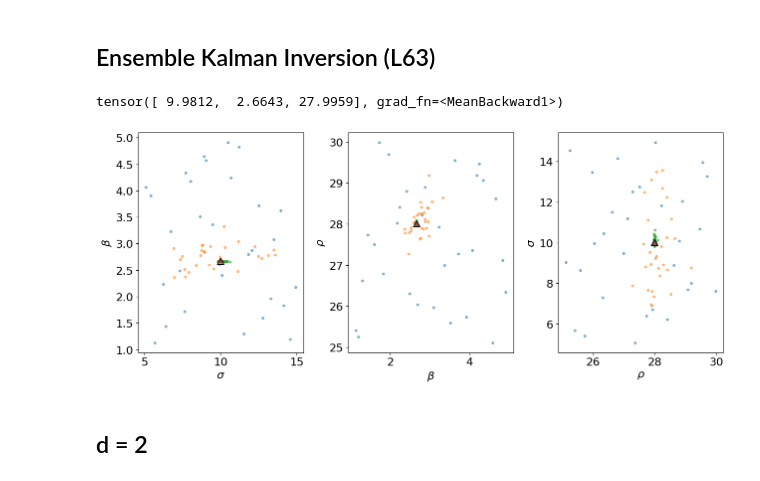
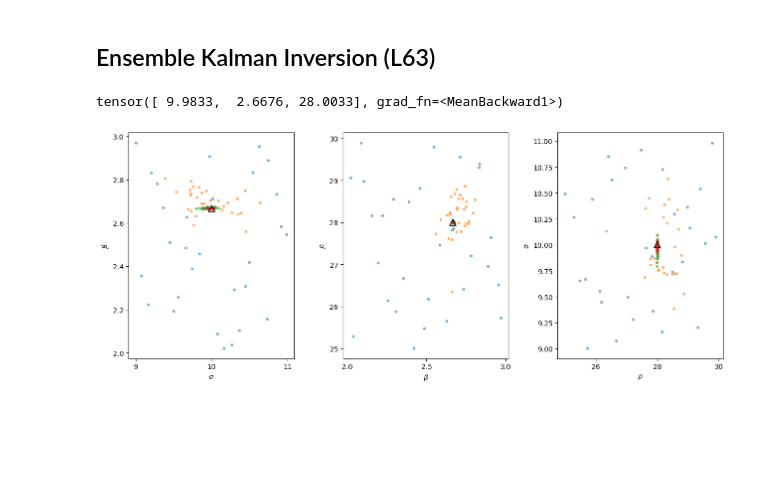
Before and after one commit to OneOneFour/abracalibra, a Jupyter notebook: examples/lorenz.ipynb, the cells around one changed output. Cells and saved outputs as stored; diff of their text form; code cells hidden in the pictures; blank space fills up the shorter version.

```diff
--- a/examples/lorenz.ipynb
+++ b/examples/lorenz.ipynb
@@ -185,3 +180,0 @@ ax3.scatter(params['sigma'],params['rho'],color='r')
-# %%
-hm = HistoryMatchingLorenz(parameters,priors,stats,ensemble_size=30,summary=summary,forward=fwd,implausibility_cutoff=3)
-hm.calibrate(3)
@@ -205,0 +181,22 @@ Working on batch 0
+# %%
+fig,(ax1,ax2,ax3) = plt.subplots(1,3,figsize=(13,5.5))
+plt.rcParams.update({'font.size': 16})
+with torch.no_grad():
+    for p in hm.params:
+        ax1.scatter(p[:, 0], p[:, 1], alpha=0.5, s=10)
+        ax1.scatter(params['sigma'],params['beta'],color='none',marker='^',s=80,edgecolor='black')
+        ax1.set_xlabel(f"$\{parameters[0]}$")
+        ax1.set_ylabel(f"$\{parameters[1]}$")
+
+
+        ax2.scatter(p[:, 1], p[:, 2], alpha=0.5, s=10)
+        ax2.scatter(params['beta'],params['rho'],color='none',marker='^',s=80,edgecolor='black')
+        ax2.set_xlabel(f"$\{parameters[1]}$")
+        ax2.set_ylabel(f"$\{parameters[2]}$")
+
+        ax3.scatter(p[:, 2], p[:, 0], alpha=0.5, s=10)
+        ax3.scatter(params['rho'],params['sigma'],color='none',marker='^',s=80,edgecolor='black')
+        ax3.set_xlabel(f"$\{parameters[2]}$")
+        ax3.set_ylabel(f"$\{parameters[0]}$")
+fig.tight_layout()
+fig.savefig('lorenz63_hm.png',dpi=300)
@@ -208,33 +215,31 @@ Working on batch 0
 # %%
 from abracalibra.eki import EnsembleKalmanInversion
 
-eki = EnsembleKalmanInversion(parameters,priors,observables,ensemble_size=30,forward=fwd)
-eki.calibrate(5)
+eki = EnsembleKalmanInversion(parameters,priors,stats,ensemble_size=30,forward=fwd)
+eki.calibrate(3)
 # %% [output]
-tensor([ 9.9812,  2.6643, 27.9959], grad_fn=<MeanBackward1>)
+tensor([ 9.9833,  2.6676, 28.0033], grad_fn=<MeanBackward1>)
 # %%
 fig,(ax1,ax2,ax3) = plt.subplots(1,3,figsize=(13,5.5))
 plt.rcParams.update({'font.size': 16})
 with torch.no_grad():
     for p in eki.parameters:
         ax1.scatter(p[:, 0], p[:, 1], alpha=0.5, s=10)
-        ax1.scatter(true_params['sigma'],true_params['beta'],color='none',marker='^',s=80,edgecolor='black')
+        ax1.scatter(params['sigma'],params['beta'],color='none',marker='^',s=80,edgecolor='black')
         ax1.set_xlabel(f"$\{parameters[0]}$")
         ax1.set_ylabel(f"$\{parameters[1]}$")
 
 
         ax2.scatter(p[:, 1], p[:, 2], alpha=0.5, s=10)
-        ax2.scatter(true_params['beta'],true_params['rho'],color='none',marker='^',s=80,edgecolor='black')
+        ax2.scatter(params['beta'],params['rho'],color='none',marker='^',s=80,edgecolor='black')
         ax2.set_xlabel(f"$\{parameters[1]}$")
         ax2.set_ylabel(f"$\{parameters[2]}$")
 
         ax3.scatter(p[:, 2], p[:, 0], alpha=0.5, s=10)
-        ax3.scatter(true_params['rho'],true_params['sigma'],color='none',marker='^',s=80,edgecolor='black')
+        ax3.scatter(params['rho'],params['sigma'],color='none',marker='^',s=80,edgecolor='black')
         ax3.set_xlabel(f"$\{parameters[2]}$")
         ax3.set_ylabel(f"$\{parameters[0]}$")
 fig.tight_layout()
 fig.savefig('lorenz63_eki.png',dpi=300)
 # %% [output]
-[figure, old version]
+[figure, new version]
-# %% [markdown]
-## d = 2
```
Also changed, not shown: parts of 19 cells of this notebook, 3 other files.
